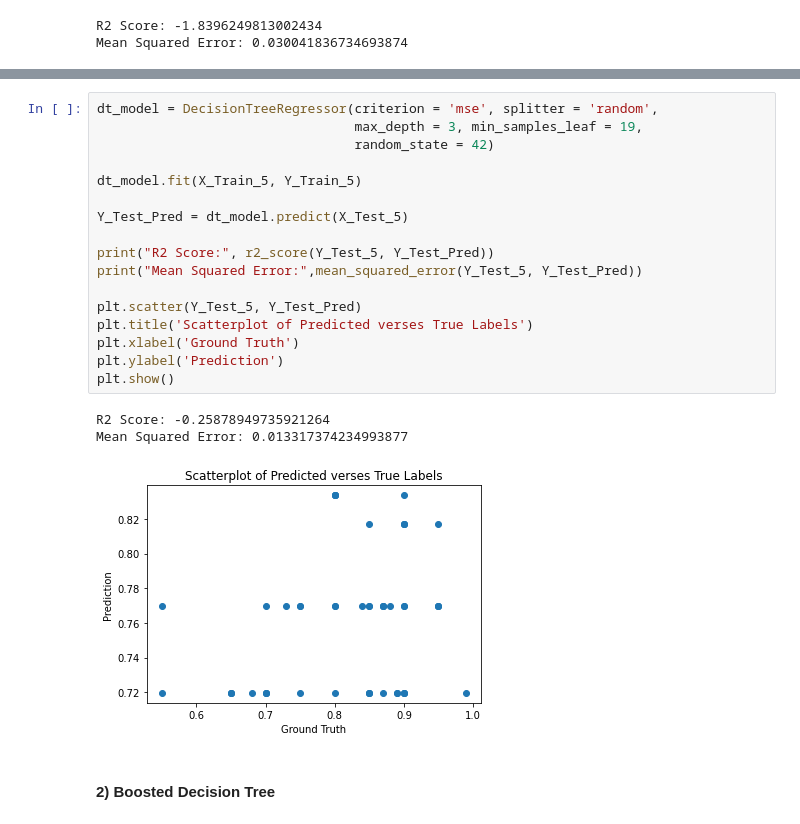
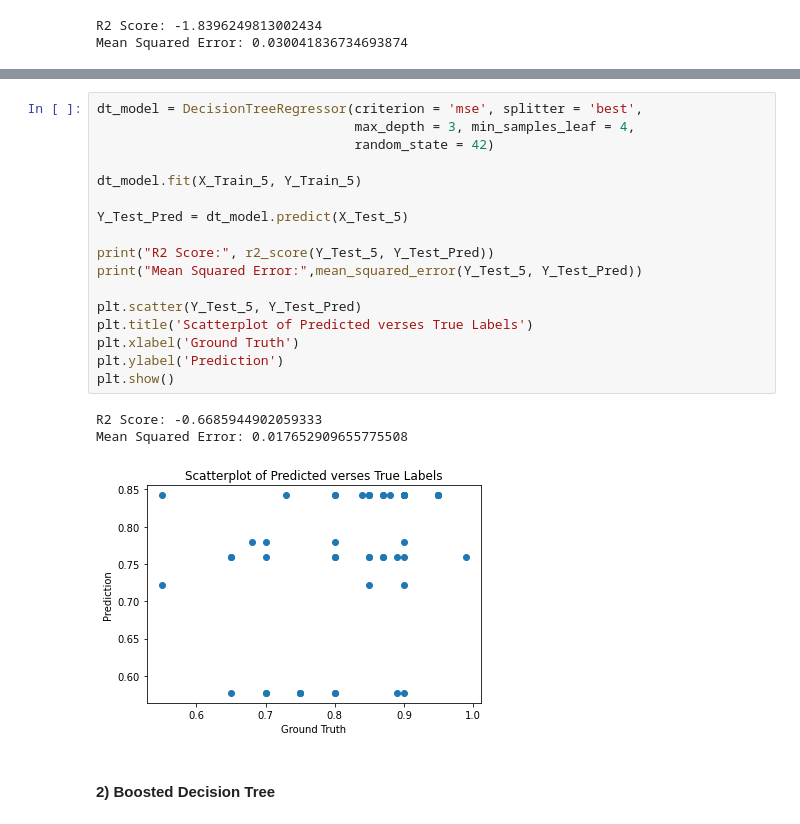
Before and after one commit to amandahutter/Movies-Analysis, a Jupyter notebook: Movies.ipynb, the cells around one changed output, grey strips where cells are left out. Drawn from its saved outputs; the diff is of its cells as text.

```diff
--- a/Movies.ipynb
+++ b/Movies.ipynb
@@ -2374,24 +2251,24 @@ make_GridSearchCV_DT(X_Train_5, Y_Train_5)
 # %%
-dt_model = DecisionTreeRegressor(criterion = 'mse', splitter = 'random',
-                                 max_depth = 3, min_samples_leaf = 19,
+dt_model = DecisionTreeRegressor(criterion = 'mse', splitter = 'best',
+                                 max_depth = 3, min_samples_leaf = 4,
                                  random_state = 42)
 
 dt_model.fit(X_Train_5, Y_Train_5)
 
 Y_Test_Pred = dt_model.predict(X_Test_5)
 
 print("R2 Score:", r2_score(Y_Test_5, Y_Test_Pred))
 print("Mean Squared Error:",mean_squared_error(Y_Test_5, Y_Test_Pred))
 
 plt.scatter(Y_Test_5, Y_Test_Pred)
 plt.title('Scatterplot of Predicted verses True Labels')
 plt.xlabel('Ground Truth')
 plt.ylabel('Prediction')
 plt.show()
 # %% [output]
-R2 Score: -0.25878949735921264
-Mean Squared Error: 0.013317374234993877
+R2 Score: -0.6685944902059333
+Mean Squared Error: 0.017652909655775508
-[figure, old version]
+[figure, new version]
 # %% [markdown]
 #### 2) Boosted Decision Tree
 # %% [markdown]
```
Also changed, not shown: parts of 56 cells of this notebook.
